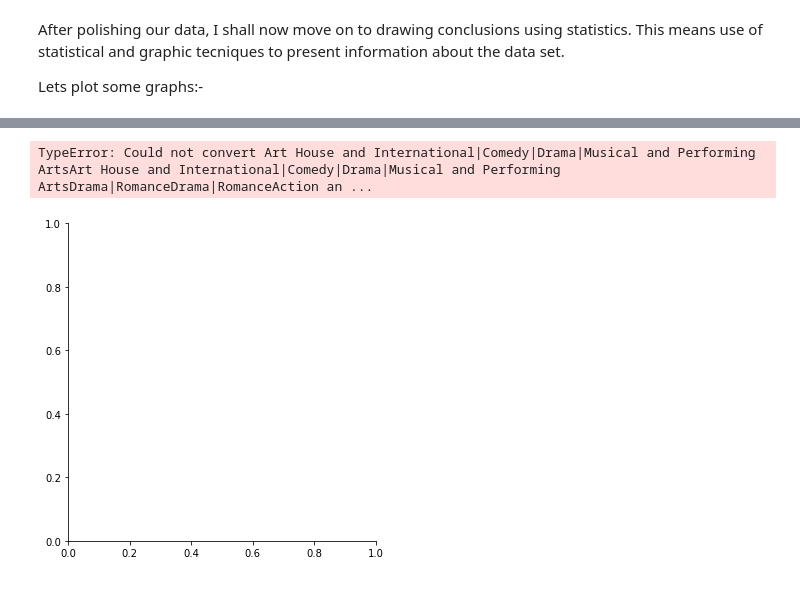
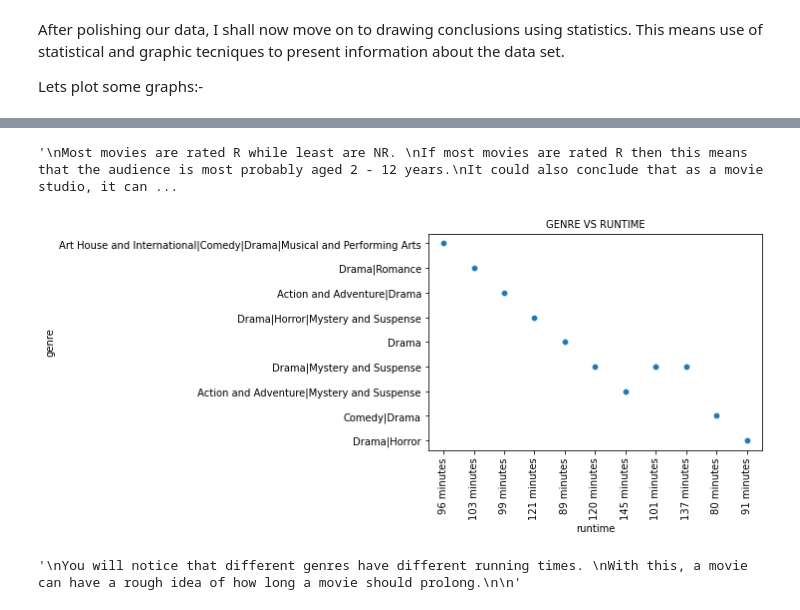
Before and after one commit to manamary/dsc-phase-1-project-v2-4, a Jupyter notebook: student.ipynb, the cells around one changed output, grey strips where cells are left out. Drawn from its saved outputs; the diff is of its cells as text; code cells hidden in the pictures.

```diff
--- a/student.ipynb
+++ b/student.ipynb
@@ -570,6 +683,28 @@ AttributeError: 'AxesSubplot' object has no property 'data'
-# %%
-# which genre is the most produced over the past years?
-sns.lmplot(x="rating", y="genre", data=film1_df);
-# %% [output]
-TypeError: Could not convert Art House and International|Comedy|Drama|Musical and Performing ArtsArt House and International|Comedy|Drama|Musical and Performing ArtsDrama|RomanceDrama|RomanceAction an ...
-[figure, removed]
+# %%
+"""
+Most movies are rated R while least are NR.
+If most movies are rated R then this means that the audience is most probably aged 2 - 12 years.
+It could also conclude that as a movie studio, it can draw a line on which kind of movies to produce most to target
+a certain audience.
+
+"""
+# %% [output]
+'\nMost movies are rated R while least are NR. \nIf most movies are rated R then this means that the audience is most probably aged 2 - 12 years.\nIt could also conclude that as a movie studio, it can ...
+# %%
+# Most movies have a run time of?
+sns.scatterplot(x = 'runtime', y = 'genre', data = film1)
+plt.title('GENRE VS RUNTIME', fontsize = 10)
+plt.xlabel('runtime', fontsize = 10)
+plt.ylabel('genre', fontsize = 10)
+plt.xticks(rotation=90);
+plt.show()
+# %% [output]
+[figure, added]
+# %%
+"""
+You will notice that different genres have different running times.
+With this, a movie can have a rough idea of how long a movie should prolong.
+
+"""
+# %% [output]
+'\nYou will notice that different genres have different running times. \nWith this, a movie can have a rough idea of how long a movie should prolong.\n\n'
```
Also changed, not shown: parts of 50 cells of this notebook.
